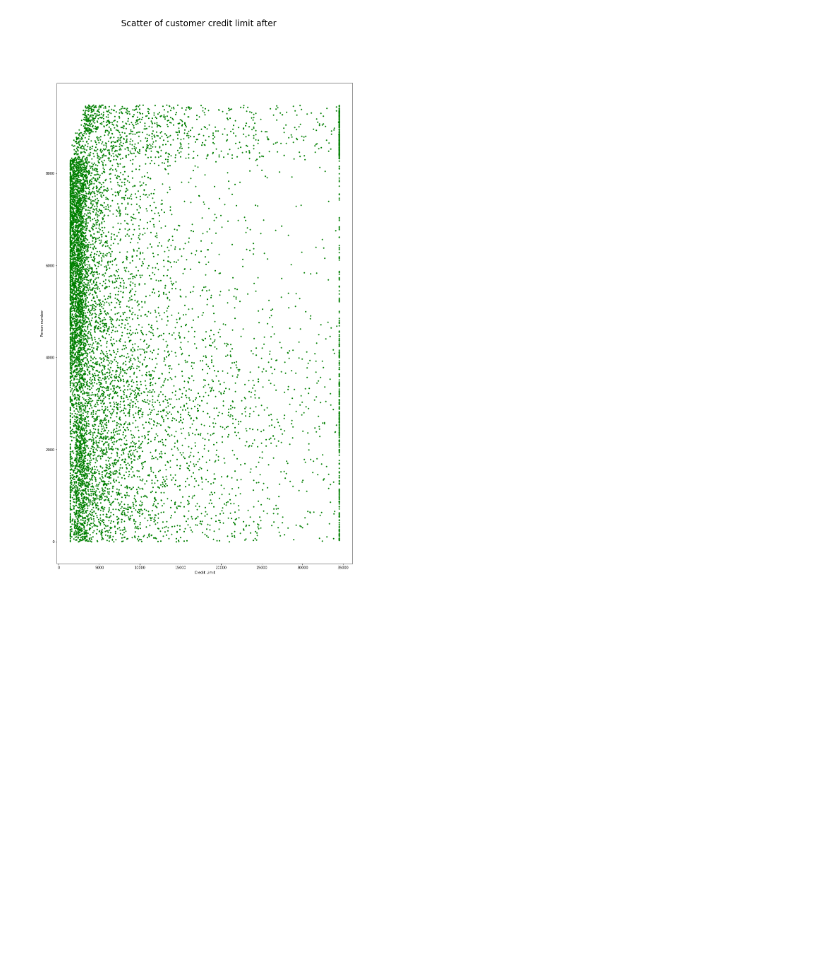
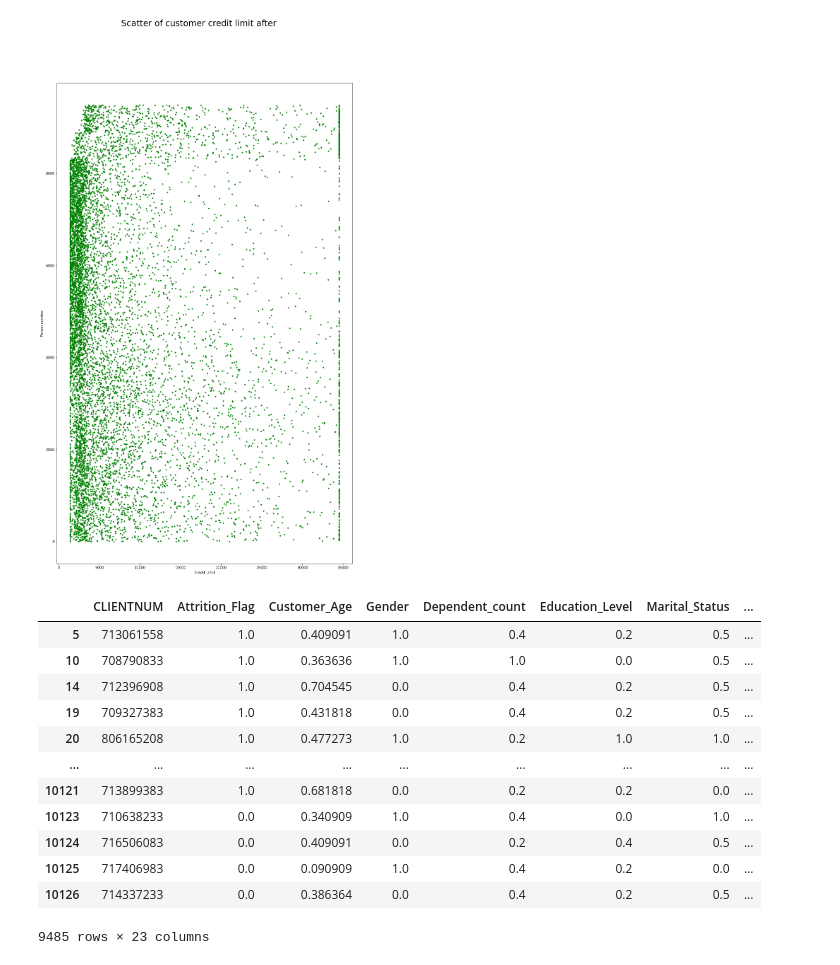
Before and after one commit to rnd4u-org/2021-knu-churn, a Jupyter notebook: PreProcessing2_task.ipynb, the cells around one changed output. Cells and saved outputs as stored; diff of their text form; code cells hidden in the pictures; blank space fills up the shorter version.

```diff
--- a/PreProcessing2_task.ipynb
+++ b/PreProcessing2_task.ipynb
@@ -376,6 +368,24 @@ mpl.ylabel("Person number")
 mpl.show()
 # %% [output]
 [figure]
+# %%
+columns = bank.columns[1:]
+bank[columns] = bank[columns].apply(lambda x: (x-x.min())/(x.max()-x.min()))
+bank
+# %% [output]
+|  | CLIENTNUM | Attrition_Flag | Customer_Age | Gender | Dependent_count | Education_Level | Marital_Status | ... |
+| 5 | 713061558 | 1.0 | 0.409091 | 1.0 | 0.4 | 0.2 | 0.5 | ... |
+| 10 | 708790833 | 1.0 | 0.363636 | 1.0 | 1.0 | 0.0 | 0.5 | ... |
+| 14 | 712396908 | 1.0 | 0.704545 | 0.0 | 0.4 | 0.2 | 0.5 | ... |
+| 19 | 709327383 | 1.0 | 0.431818 | 0.0 | 0.4 | 0.2 | 0.5 | ... |
+| 20 | 806165208 | 1.0 | 0.477273 | 1.0 | 0.2 | 1.0 | 1.0 | ... |
+| ... | ... | ... | ... | ... | ... | ... | ... | ... |
+| 10121 | 713899383 | 1.0 | 0.681818 | 0.0 | 0.2 | 0.2 | 0.0 | ... |
+| 10123 | 710638233 | 0.0 | 0.340909 | 1.0 | 0.4 | 0.0 | 1.0 | ... |
+| 10124 | 716506083 | 0.0 | 0.409091 | 0.0 | 0.2 | 0.4 | 0.5 | ... |
+| 10125 | 717406983 | 0.0 | 0.090909 | 1.0 | 0.4 | 0.2 | 0.0 | ... |
+| 10126 | 714337233 | 0.0 | 0.386364 | 0.0 | 0.4 | 0.2 | 0.5 | ... |
+9485 rows × 23 columns
 # %%
 bank = bank[bank.columns]
 
```
Also changed, not shown: parts of 4 cells of this notebook, 1 other file.
